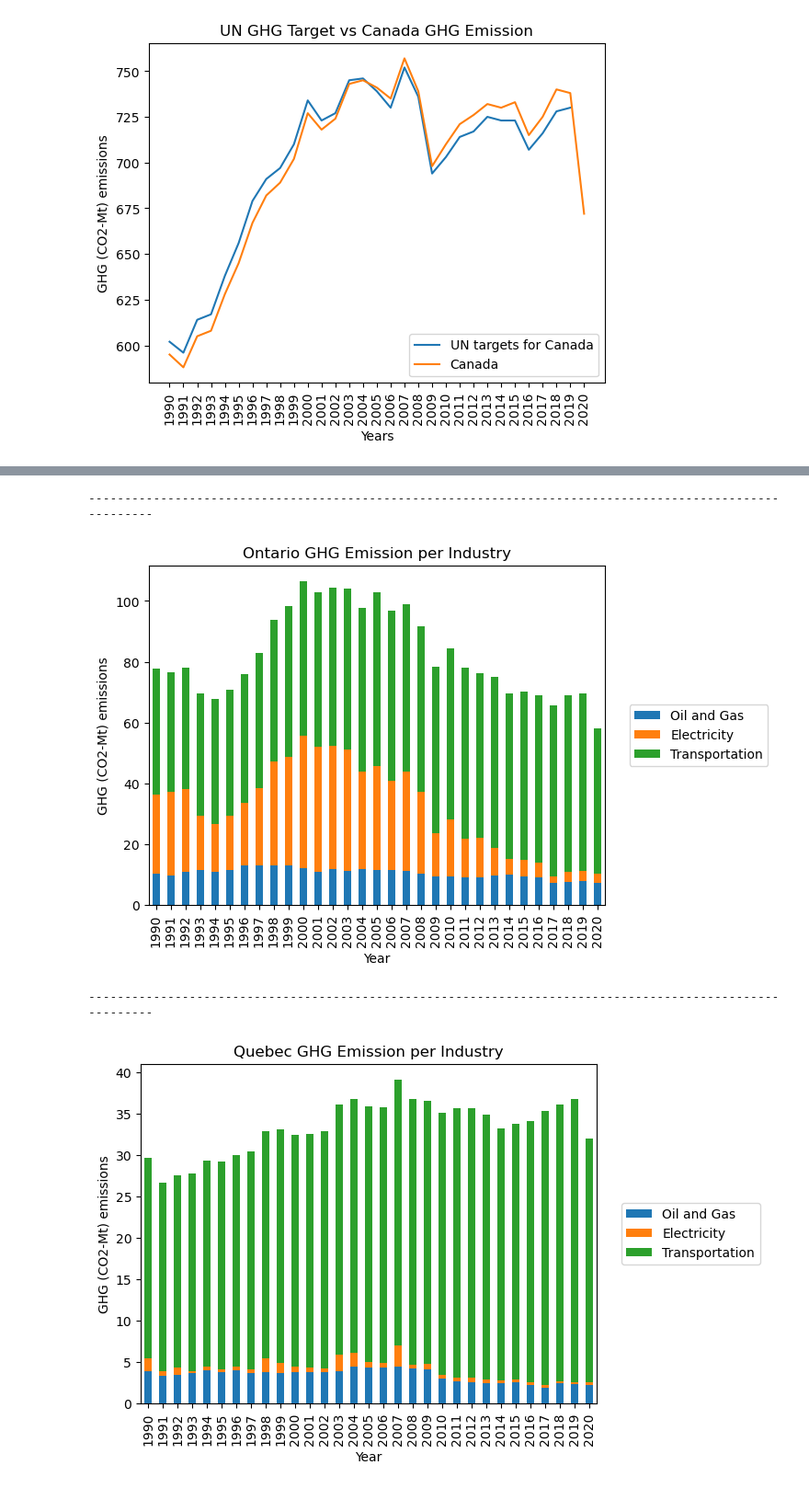
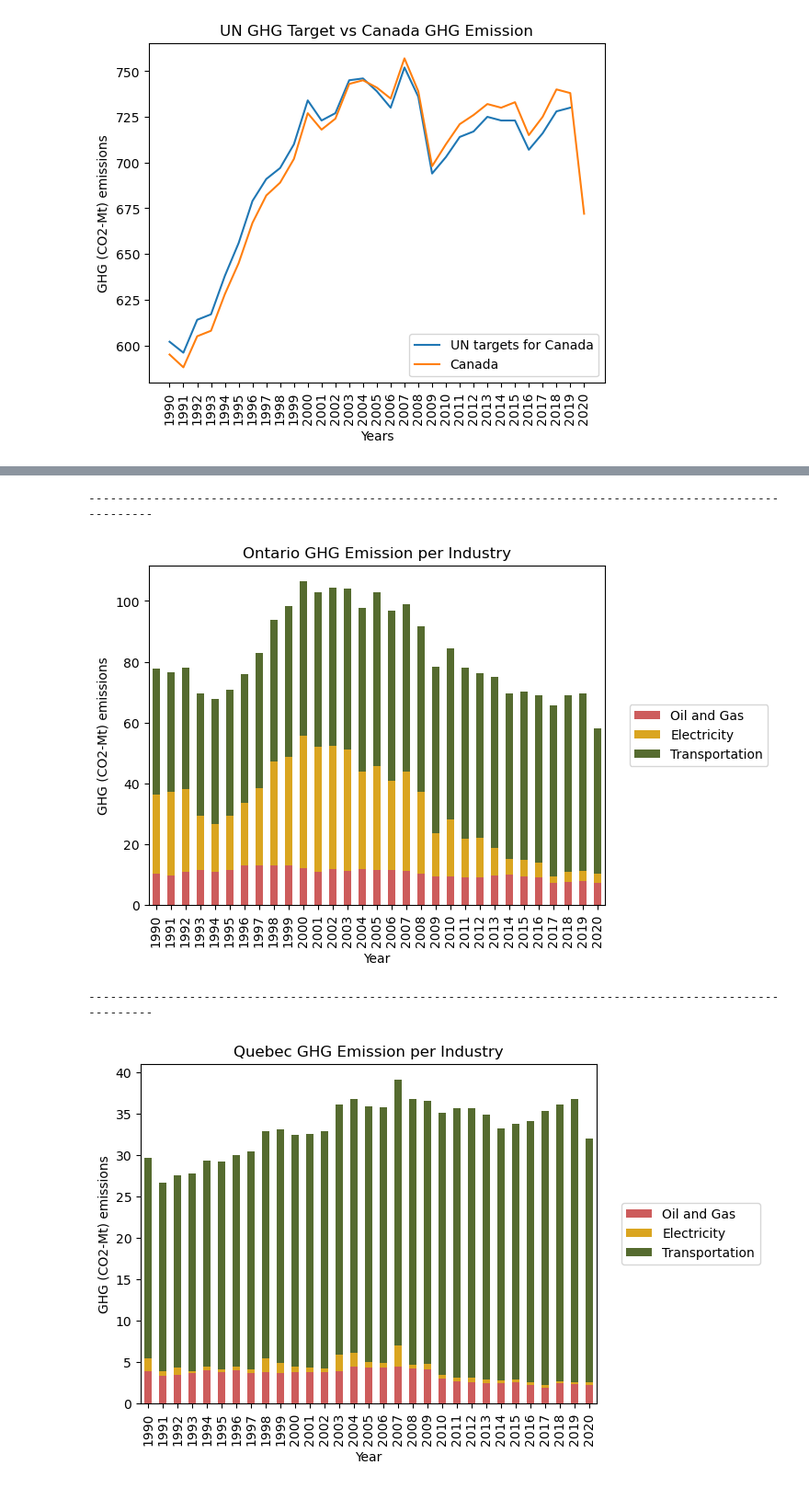
Before and after one commit to fabiomarcullo/Project_1_Climate_Action_Goals, a Jupyter notebook: Project_Sustainability_Data.ipynb, the cells around one changed output, grey strips where cells are left out. Shown: that part at 92% size. Saved outputs shown, nothing was run; the diff lists cells and outputs as text; code cells hidden in the pictures.

```diff
--- a/Project_Sustainability_Data.ipynb
+++ b/Project_Sustainability_Data.ipynb
@@ -341,7 +346,7 @@ ab_inds_merge = ab_oilgas.merge(ab_elect, on = 'Year', how = 'left')
 ab_inds_merge1 = ab_inds_merge.merge(ab_transp, on = 'Year', how = 'left')
 ab_inds_fin = ab_inds_merge1.apply(pd.to_numeric)
 
-ab_inds_plot = ab_inds_fin.plot(x = 'Year', kind = 'bar', stacked = True, title = 'Alberta GHG Emission per Industry')
+ab_inds_plot = ab_inds_fin.plot(x = 'Year', kind = 'bar', stacked = True, color = ['indianred', 'goldenrod', 'darkolivegreen'], title = 'Alberta GHG Emission per Industry')
 plt.ylabel('GHG (CO2-Mt) emissions')
 plt.legend(bbox_to_anchor = (1.04, 0.5), loc = "center left")
 plt.savefig('Images/ghgAB_bar.png', bbox_inches='tight')
@@ -371,7 +376,7 @@ on_inds_merge = on_oilgas.merge(on_elect, on = 'Year', how = 'left')
 on_inds_merge1 = on_inds_merge.merge(on_transp, on = 'Year', how = 'left')
 on_inds_fin = on_inds_merge1.apply(pd.to_numeric)
 
-on_inds_plot = on_inds_fin.plot(x = 'Year', kind = 'bar', stacked = True, title = 'Ontario GHG Emission per Industry')
+on_inds_plot = on_inds_fin.plot(x = 'Year', kind = 'bar', stacked = True, color = ['indianred', 'goldenrod', 'darkolivegreen'], title = 'Ontario GHG Emission per Industry')
 plt.ylabel('GHG (CO2-Mt) emissions')
 plt.legend(bbox_to_anchor = (1.04, 0.5), loc = "center left")
 plt.savefig('Images/ghgON_bar.png', bbox_inches='tight')
@@ -401,7 +406,8 @@ qc_inds_merge = qc_oilgas.merge(qc_elect, on = 'Year', how = 'left')
 qc_inds_merge1 = qc_inds_merge.merge(qc_transp, on = 'Year', how = 'left')
 qc_inds_fin = qc_inds_merge1.apply(pd.to_numeric)
 
-qc_inds_plot = qc_inds_fin.plot(x = 'Year', kind = 'bar', stacked = True, title = 'Quebec GHG Emission per Industry')
+qc_inds_plot = qc_inds_fin.plot(x = 'Year', kind = 'bar', stacked = True, color = ['indianred', 'goldenrod', 'darkolivegreen'], title = 'Quebec GHG Emission per Industry')
+# plt.color(['salmon', 'goldenrod', 'cornflowerblue'])
 plt.ylabel('GHG (CO2-Mt) emissions')
 plt.legend(bbox_to_anchor = (1.04, 0.5), loc = "center left")
 plt.savefig('Images/ghgQC_bar.png', bbox_inches='tight')
@@ -411,4 +417,4 @@ plt.show()
 ---------------------------------------------------------------------------------------------------------
-[figure, old version]
+[figure, new version]
 ---------------------------------------------------------------------------------------------------------
-[figure, old version]
+[figure, new version]
```
Also changed, not shown: parts of 4 cells of this notebook, 5 other files.
